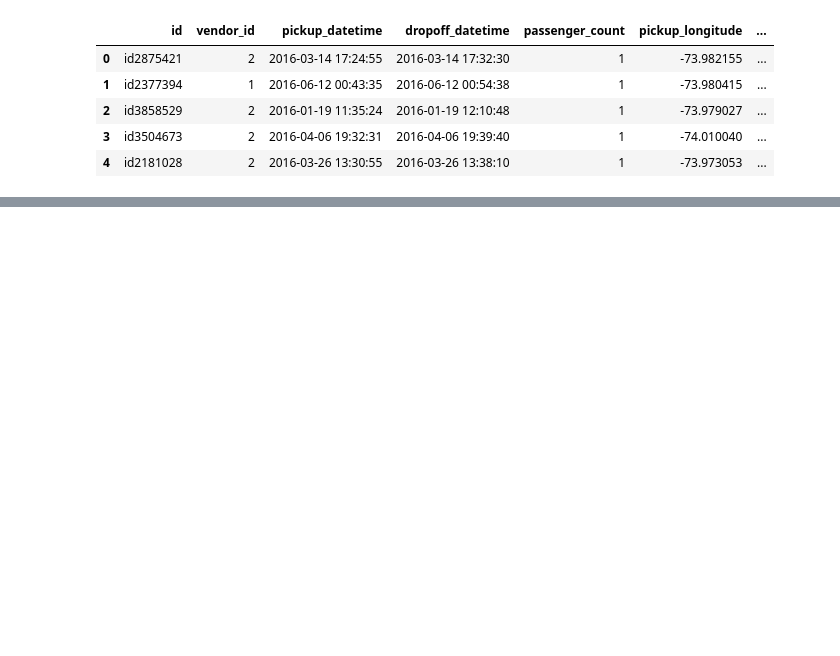
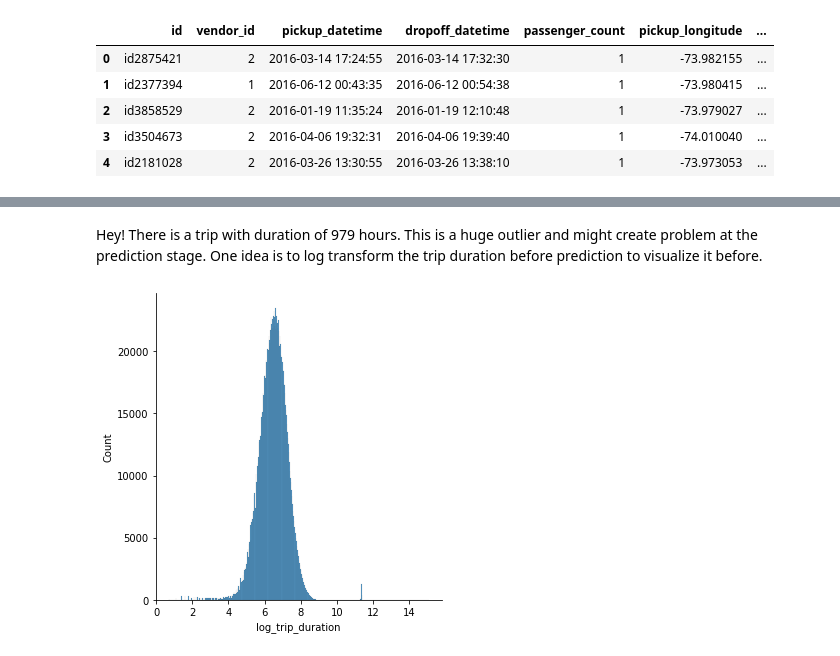
Before and after one commit to Ashik9576/NYC-Taxi-Time-Prediction, a Jupyter notebook: Ashik.ipynb, the cells around one changed output, grey strips where cells are left out. Drawn from its saved outputs; the diff is of its cells as text; code cells hidden in the pictures; blank space fills up the shorter version.

```diff
--- a/Ashik.ipynb
+++ b/Ashik.ipynb
@@ -193,9 +149,0 @@ for i in dmyld:
-# %%
-nycc['pickup_datetime_year']=yearp
-nycc['pickup_datetime_month']=monthp
-nycc['pickup_datetime_day']=dayp
-nycc['pickup_datetime_time']=hmslp
-nycc['dropoff_datetime_year']=yeard
-nycc['dripoff_datetime_month']=monthd
-nycc['dropoff_datetime_day']=dayd
-nycc['dropoff_datetime_time']=hmsld
@@ -202,3 +173,10 @@ nycc['dropoff_datetime_time']=hmsld
+# %%
+#converting string to datetime features
+nycc['pickup_datetime']=pd.to_datetime(nycc.pickup_datetime)
+nycc['dropoff_datetime']=pd.to_datetime(nycc.dropoff_datetime)
+
+#converting yes/no flag to 1 and 0
+nycc['store_and_fwd_flag']=1*(nycc.store_and_fwd_flag.values=='Y')
 # %%
 nycc.head()
 # %% [output]
@@ -210,0 +204,8 @@ nycc.head()
+# %% [markdown]
+Hey! There is a trip with duration of 979 hours. This is a huge outlier and might create problem at the prediction stage. One idea is to log transform the trip duration before prediction to visualize it before.
+# %%
+nycc['log_trip_duration']=np.log(nycc['trip_duration'].values+1)
+sns.displot(nycc['log_trip_duration'], kde=False, bins=500)
+plt.show()
+# %% [output]
+[figure, added]
```
Also changed, not shown: parts of 71 cells of this notebook.
